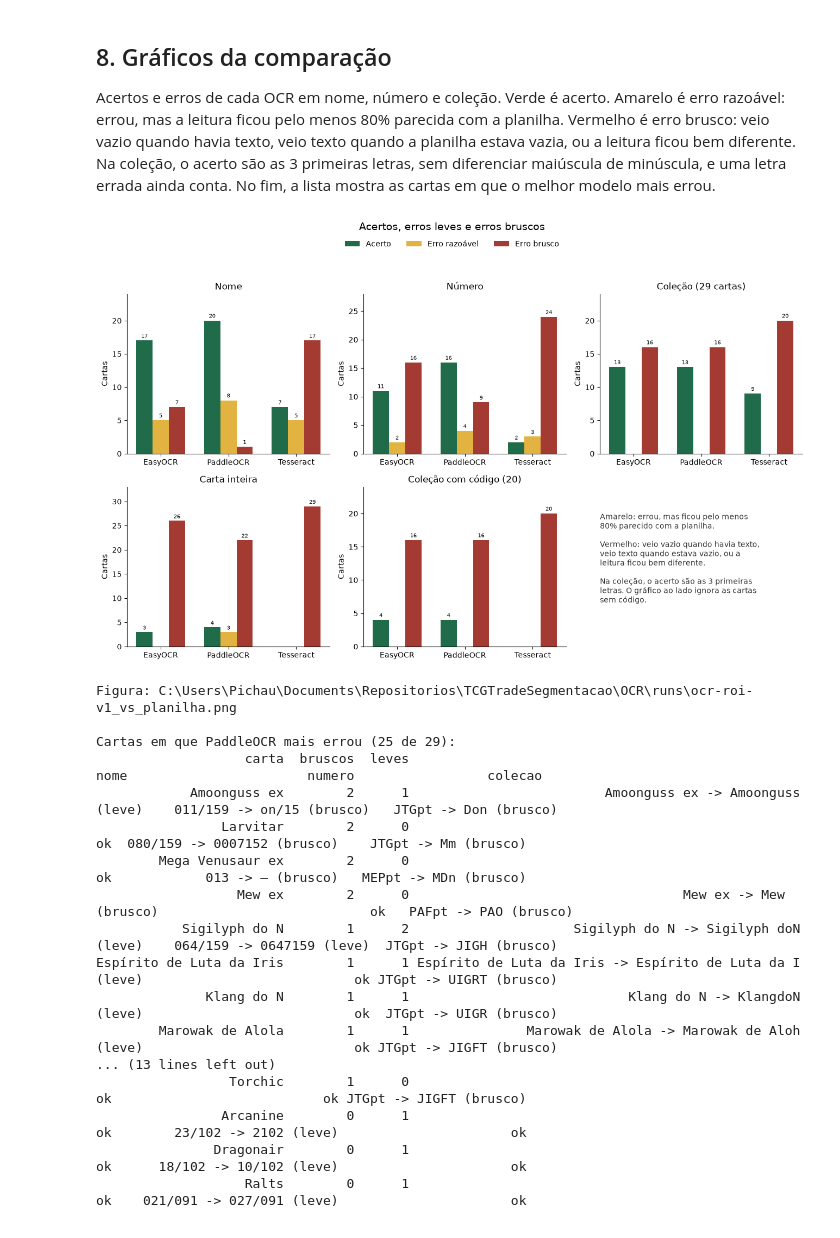
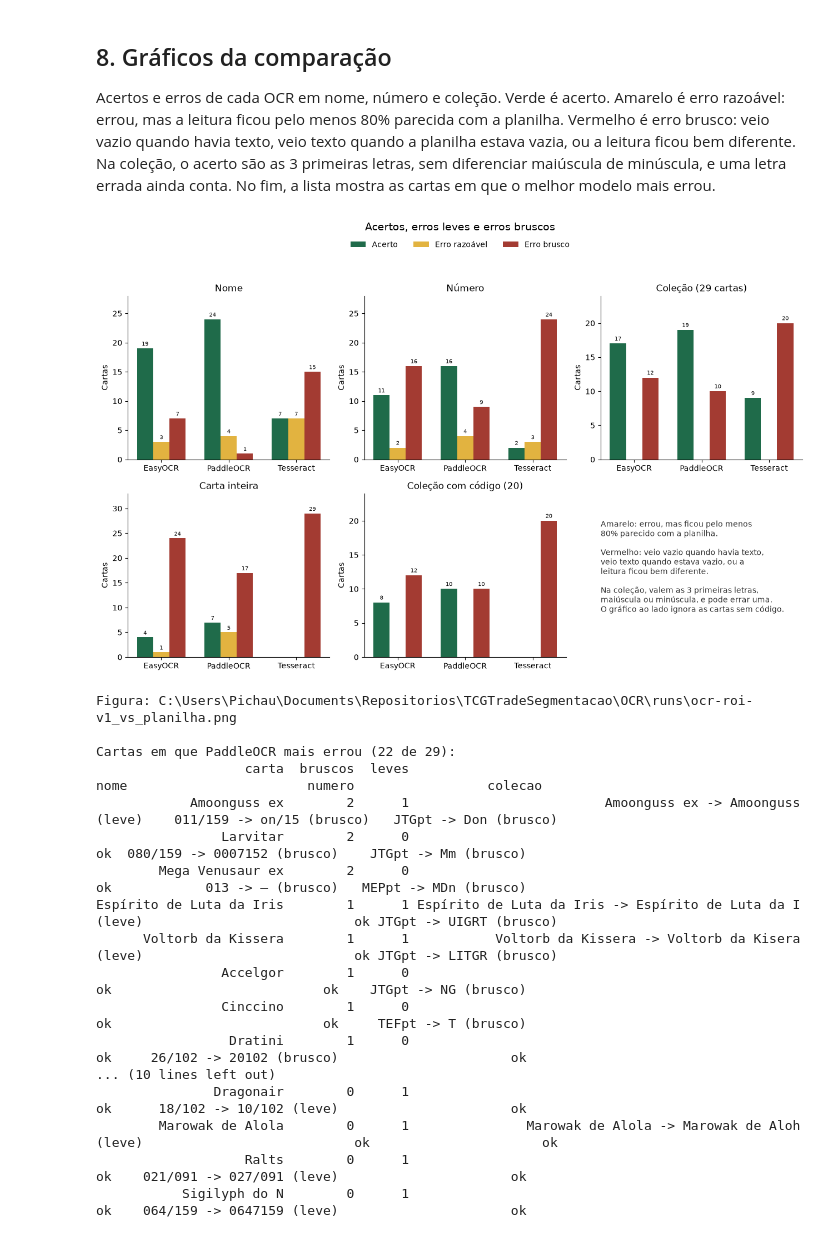
Before and after one commit to SofiaValadares/TCGTrade-YOLOv8OBB, a Jupyter notebook: OCR/train_ocr.ipynb, the cells around one changed output. Cells and saved outputs as stored; diff of their text form; code cells hidden in the pictures.

Commit message:
Seleção do PaddleOCR e maiores erros do PaddleOCR

```diff
--- a/OCR/train_ocr.ipynb
+++ b/OCR/train_ocr.ipynb
@@ -539,10 +539,10 @@ LABEL = {"easyocr": "EasyOCR", "paddleocr": "PaddleOCR", "tesseract": "Tesseract
 
 
 def fold_name(text: str) -> str:
+    """Maiúscula, acento e espaço não mudam o acerto."""
     text = unicodedata.normalize("NFKD", text or "")
     text = "".join(ch for ch in text if not unicodedata.combining(ch))
-    text = re.sub(r"[^0-9A-Za-z]+", " ", text).casefold()
-    return re.sub(r"\s+", " ", text).strip()
+    return re.sub(r"[^0-9A-Za-z]+", "", text).casefold()
 
 
 def fold_collection(text: str) -> str:
@@ -814,8 +814,7 @@ def as_text(value) -> str:
 def fold_name(text: str) -> str:
     text = unicodedata.normalize("NFKD", as_text(text))
     text = "".join(ch for ch in text if not unicodedata.combining(ch))
-    text = re.sub(r"[^0-9A-Za-z]+", " ", text).casefold()
-    return re.sub(r"\s+", " ", text).strip()
+    return re.sub(r"[^0-9A-Za-z]+", "", text).casefold()
 
 
 def collection_code(text: str) -> str:
@@ -1010,48 +1009,48 @@ def field_note(row, engine: str) -> str:
     truth = as_text(row["certo"]) or "—"
     read = as_text(row[engine]) or "—"
     tag = "leve" if kind == "razoavel" else "brusco"
     return f"{truth} -> {read} ({tag})"
 
 
 worse = []
 for image, group in plot_df.groupby("imagem", sort=False):
     grades = group[f"grau_{best}"].tolist()
     brusque = sum(kind == "brusco" for kind in grades)
     near = sum(kind == "razoavel" for kind in grades)
     if brusque + near == 0:
         continue
     notes = {}
     for record in group.to_dict("records"):
         notes[record["campo"]] = field_note(record, best)
     card_name = as_text(group.loc[group["campo"] == "name", "certo"].iloc[0])
     worse.append({
         "carta": card_name,
         "bruscos": brusque,
         "leves": near,
         "nome": notes.get("name", ""),
         "numero": notes.get("number", ""),
         "colecao": notes.get("collection", ""),
     })
 
 worse_df = pd.DataFrame(worse).sort_values(["bruscos", "leves", "carta"], ascending=[False, False, True])
 print(f"\nCartas em que {LABEL[best]} mais errou ({len(worse_df)} de {plot_df['imagem'].nunique()}):")
 print(worse_df.to_string(index=False))
 # %% [output]
-[figure, old version]
+[figure, new version]
 Figura: C:\Users\Pichau\Documents\Repositorios\TCGTradeSegmentacao\OCR\runs\ocr-roi-v1_vs_planilha.png
 
-Cartas em que PaddleOCR mais errou (25 de 29):
+Cartas em que PaddleOCR mais errou (22 de 29):
                    carta  bruscos  leves                                                     nome                       numero                 colecao
             Amoonguss ex        2      1                         Amoonguss ex -> Amoonguss (leve)    011/159 -> on/15 (brusco)   JTGpt -> Don (brusco)
                 Larvitar        2      0                                                       ok  080/159 -> 0007152 (brusco)    JTGpt -> Mm (brusco)
         Mega Venusaur ex        2      0                                                       ok            013 -> — (brusco)   MEPpt -> MDn (brusco)
-                  Mew ex        2      0                                   Mew ex -> Mew (brusco)                           ok   PAFpt -> PAO (brusco)
-           Sigilyph do N        1      2                     Sigilyph do N -> Sigilyph doN (leve)    064/159 -> 0647159 (leve)  JTGpt -> JIGH (brusco)
 Espírito de Luta da Iris        1      1 Espírito de Luta da Iris -> Espírito de Luta da I (leve)                           ok JTGpt -> UIGRT (brusco)
-              Klang do N        1      1                            Klang do N -> KlangdoN (leve)                           ok  JTGpt -> UIGR (brusco)
-        Marowak de Alola        1      1               Marowak de Alola -> Marowak de Aloh (leve)                           ok JTGpt -> JIGFT (brusco)
-... (13 lines left out)
-                 Torchic        1      0                                                       ok                           ok JTGpt -> JIGFT (brusco)
-                Arcanine        0      1                                                       ok        23/102 -> 2102 (leve)                      ok
+      Voltorb da Kissera        1      1           Voltorb da Kissera -> Voltorb da Kisera (leve)                           ok JTGpt -> LITGR (brusco)
+                Accelgor        1      0                                                       ok                           ok    JTGpt -> NG (brusco)
+                Cinccino        1      0                                                       ok                           ok     TEFpt -> T (brusco)
+                 Dratini        1      0                                                       ok     26/102 -> 20102 (brusco)                      ok
+... (10 lines left out)
                Dragonair        0      1                                                       ok      18/102 -> 10/102 (leve)                      ok
+        Marowak de Alola        0      1               Marowak de Alola -> Marowak de Aloh (leve)                           ok                      ok
                    Ralts        0      1                                                       ok    021/091 -> 027/091 (leve)                      ok
+           Sigilyph do N        0      1                                                       ok    064/159 -> 0647159 (leve)                      ok
```
Also changed, not shown: parts of 4 cells of this notebook.
